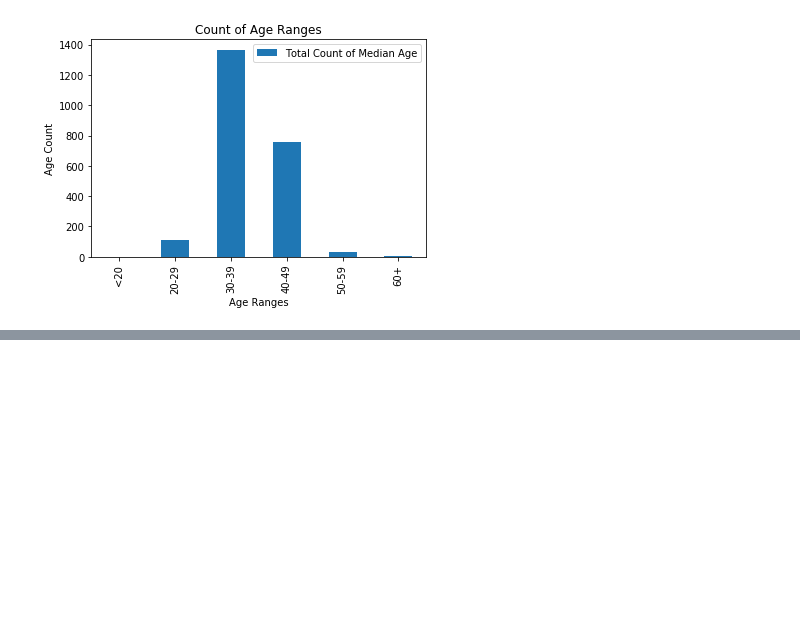
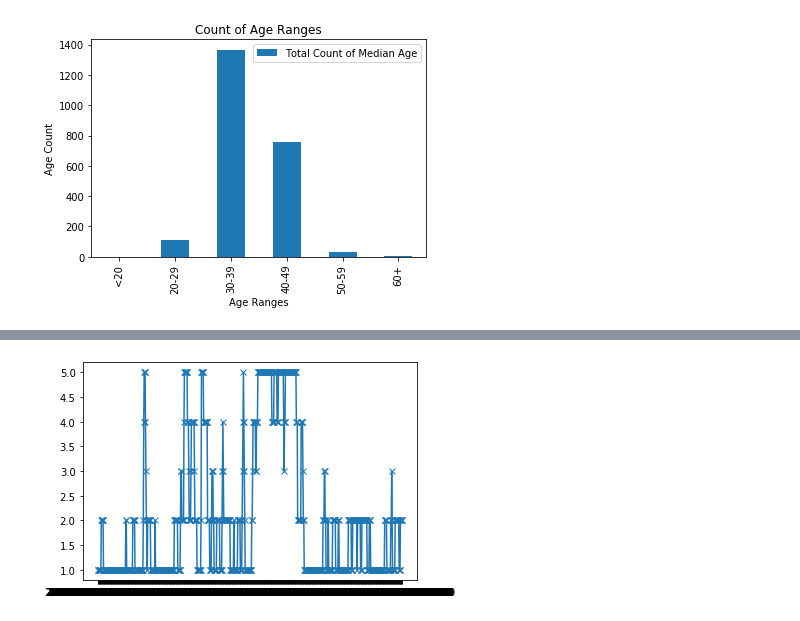
Before and after one commit to khartmann5/Project_01, a Jupyter notebook: Charting_Data.ipynb, the cells around one changed output, grey strips where cells are left out. Cells and saved outputs as stored; diff of their text form; code cells hidden in the pictures; blank space fills up the shorter version.

```diff
--- a/Charting_Data.ipynb
+++ b/Charting_Data.ipynb
@@ -131,3 +131,7 @@ fig.add_layer(heat_layer)
 fig
 # %% [output]
 [interactive output not drawn]
+# %%
+# Read in pollution csv file
+pollution_data = pd.read_csv("Resources/Collected_Pollution_Measurements.csv")
+pollution_data.head()
@@ -133,0 +166,3 @@ fig
+# %%
+jackson_heights = pollution_data.loc[(pollution_data["City"] == "Jackson Heights")]
+jackson_heights.head()
@@ -133,0 +176,6 @@ fig
+# %%
+# line graph for aqi of Jackson Heights over time
+plt.plot(jackson_heights["datetime"],jackson_heights["aqi"],marker="x")
+plt.show()
+# %% [output]
+[figure, added]
```
Also changed, not shown: parts of 10 cells of this notebook, 5 other files.
